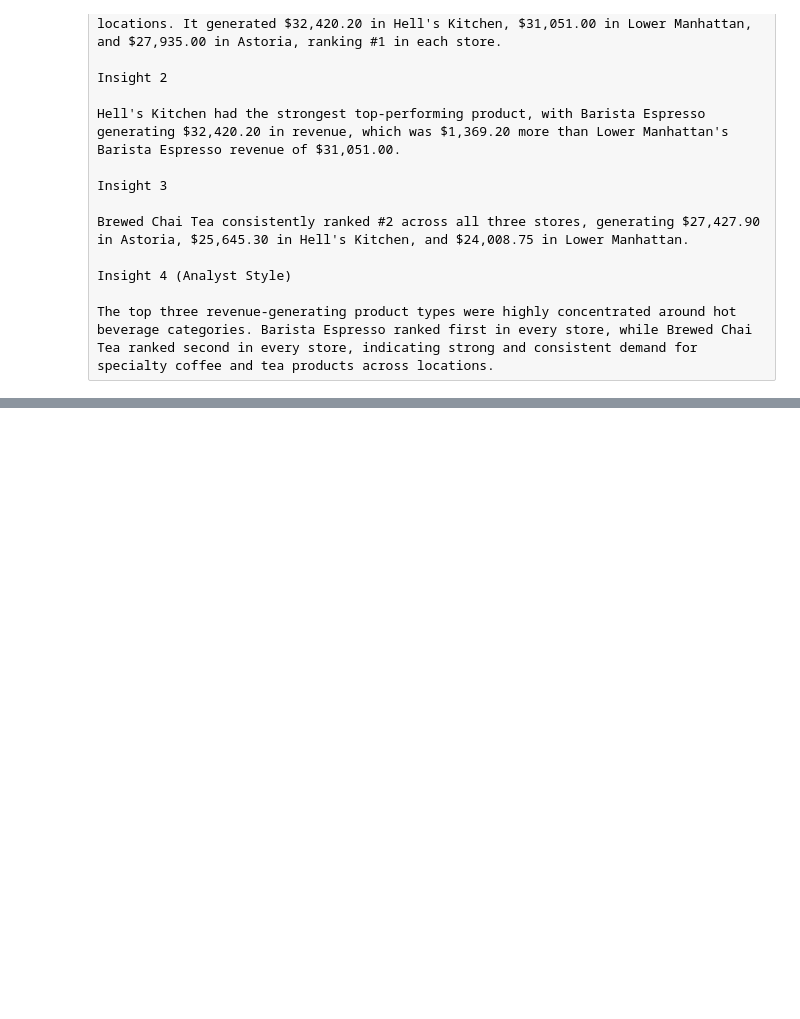
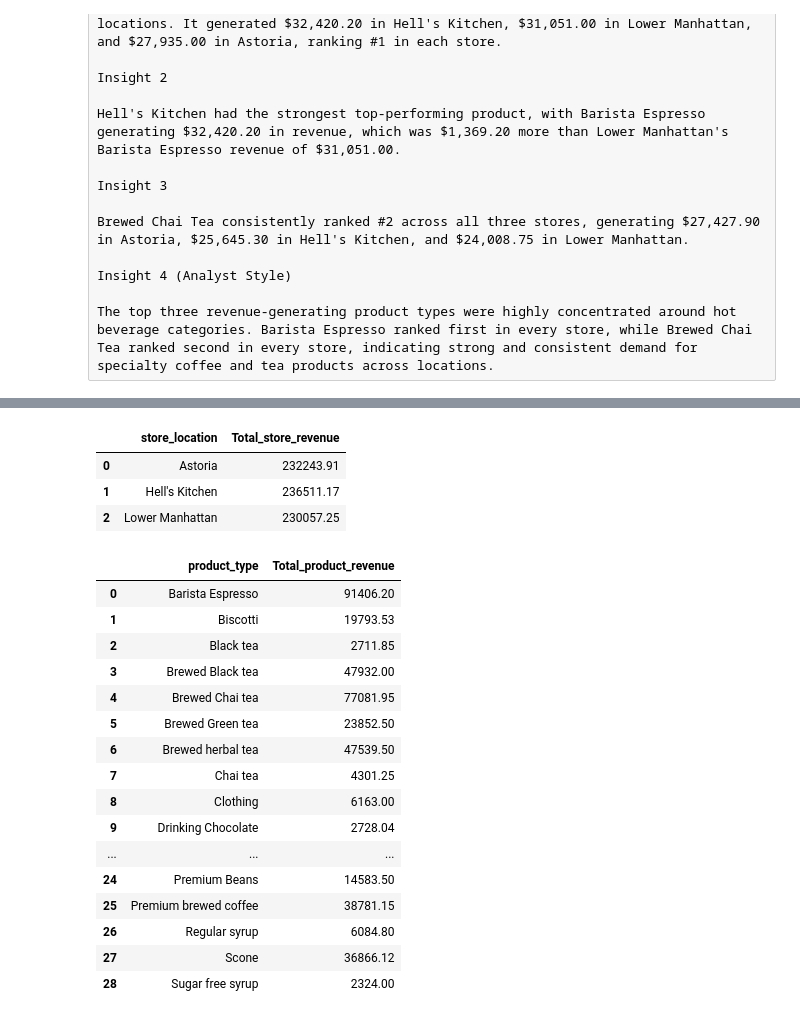
Before and after one commit to fairozkhanofficial/SQL-practice, a Jupyter notebook: SQL_Practice.ipynb, the cells around one changed output, grey strips where cells are left out. Saved outputs shown, nothing was run; the diff lists cells and outputs as text; code cells hidden in the pictures; blank space fills up the shorter version.

```diff
--- a/SQL_Practice.ipynb
+++ b/SQL_Practice.ipynb
@@ -120,0 +189,28 @@ The top three revenue-generating product types were highly concentrated around h
+# %%
+# 3. Verify both produce correct output
+run("SELECT store_location, SUM(revenue) AS Total_store_revenue FROM coffee GROUP BY store_location")
+# %% [output]
+|  | store_location | Total_store_revenue |
+| 0 | Astoria | 232243.91 |
+| 1 | Hell's Kitchen | 236511.17 |
+| 2 | Lower Manhattan | 230057.25 |
+# %%
+run("Select product_type, SUM(revenue) AS Total_product_revenue FROM coffee GROUP BY product_type")
+# %% [output]
+|  | product_type | Total_product_revenue |
+| 0 | Barista Espresso | 91406.20 |
+| 1 | Biscotti | 19793.53 |
+| 2 | Black tea | 2711.85 |
+| 3 | Brewed Black tea | 47932.00 |
+| 4 | Brewed Chai tea | 77081.95 |
+| 5 | Brewed Green tea | 23852.50 |
+| 6 | Brewed herbal tea | 47539.50 |
+| 7 | Chai tea | 4301.25 |
+| 8 | Clothing | 6163.00 |
+| 9 | Drinking Chocolate | 2728.04 |
+| ... | ... | ... |
+| 24 | Premium Beans | 14583.50 |
+| 25 | Premium brewed coffee | 38781.15 |
+| 26 | Regular syrup | 6084.80 |
+| 27 | Scone | 36866.12 |
+| 28 | Sugar free syrup | 2324.00 |
```
Also changed, not shown: parts of 4 cells of this notebook.
